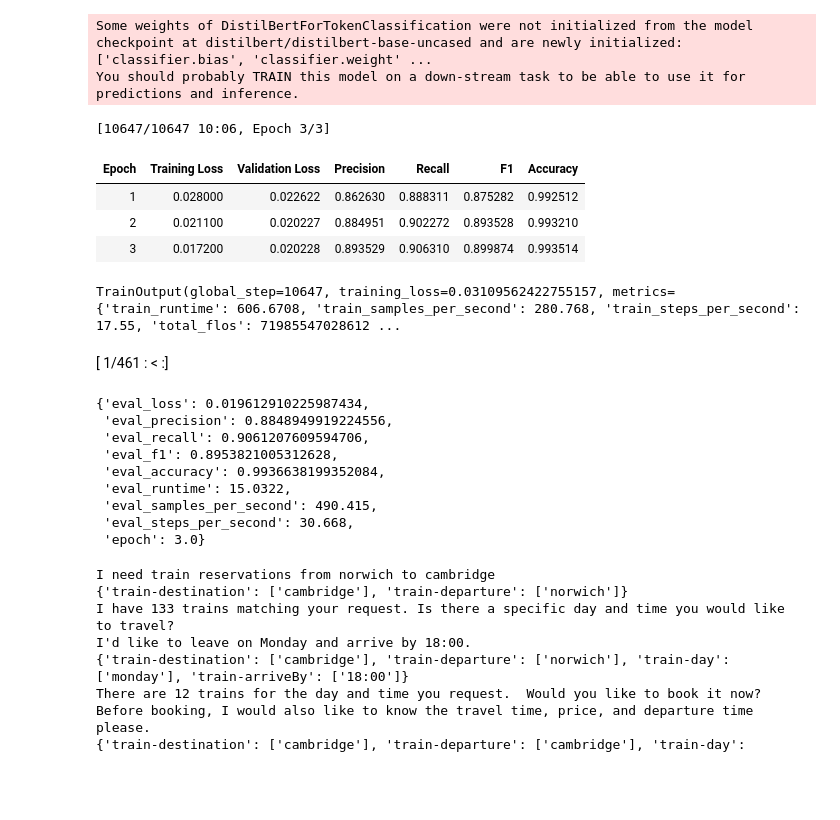
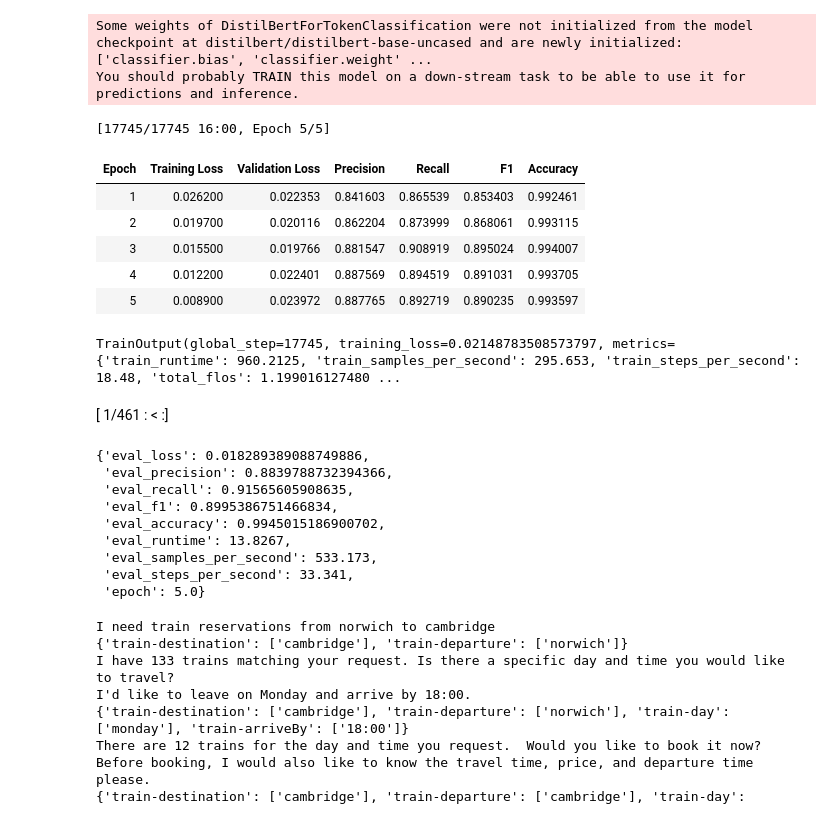
Before and after one commit to DucAnh1053/Dialogue-State-Tracking, a Jupyter notebook: main.ipynb, the cells around one changed output. Saved outputs shown, nothing was run; the diff lists cells and outputs as text; code cells hidden in the pictures; blank space fills up the shorter version.

Commit message:
Update output formatting for improved readability

```diff
--- a/main.ipynb
+++ b/main.ipynb
@@ -130,7 +130,7 @@ categorical_value_list = []
 for slot in categorical_slots:
     for value in ontology[slot]:
         for v in re.split(r'\||>', value):
-            categorical_value_list.append(f'{slot} {v}')
+            categorical_value_list.append(f'{slot}={v}')
 
 categorical_value_list = list(set(categorical_value_list))
 print('Số lượng nhãn value:', len(categorical_value_list))
@@ -251,7 +251,7 @@ class MultiWozDataset(Dataset):
             for slot, value in data['slot_values']:
                 if slot in categorical_slots:
                     for v in re.split(r'\||>', value):
-                        categorical_labels[self.cv2idx[f'{slot} {v}']] = 1
+                        categorical_labels[self.cv2idx[f'{slot}={v}']] = 1
             return {
                 'input_ids': encoding['input_ids'].squeeze(0),
                 'attention_mask': encoding['attention_mask'].squeeze(0),
@@ -483,49 +483,51 @@ You should probably TRAIN this model on a down-stream task to be able to use it
 # %%
 training_args_ncv = TrainingArguments(
     output_dir="model/non_categorical_value_model",
     learning_rate=2e-5,
     per_device_train_batch_size=16,
     per_device_eval_batch_size=16,
-    num_train_epochs=3,
+    num_train_epochs=5,
     weight_decay=0.01,
     eval_strategy="epoch",
     save_strategy="epoch",
     load_best_model_at_end=True,
 )
 
 trainer_ncv = Trainer(
     model=non_categorical_value_model,
     args=training_args_ncv,
     train_dataset=train_dataset,
     eval_dataset=val_dataset,
     processing_class=tokenizer,
     data_collator=data_collator,
     compute_metrics=compute_metrics_tf,
 )
 
 trainer_ncv.train()
 # %% [output]
-[10647/10647 10:06, Epoch 3/3]
+[17745/17745 16:00, Epoch 5/5]
 | Epoch | Training Loss | Validation Loss | Precision | Recall | F1 | Accuracy |
-| 1 | 0.028000 | 0.022622 | 0.862630 | 0.888311 | 0.875282 | 0.992512 |
-| 2 | 0.021100 | 0.020227 | 0.884951 | 0.902272 | 0.893528 | 0.993210 |
-| 3 | 0.017200 | 0.020228 | 0.893529 | 0.906310 | 0.899874 | 0.993514 |
+| 1 | 0.026200 | 0.022353 | 0.841603 | 0.865539 | 0.853403 | 0.992461 |
+| 2 | 0.019700 | 0.020116 | 0.862204 | 0.873999 | 0.868061 | 0.993115 |
+| 3 | 0.015500 | 0.019766 | 0.881547 | 0.908919 | 0.895024 | 0.994007 |
+| 4 | 0.012200 | 0.022401 | 0.887569 | 0.894519 | 0.891031 | 0.993705 |
+| 5 | 0.008900 | 0.023972 | 0.887765 | 0.892719 | 0.890235 | 0.993597 |
-TrainOutput(global_step=10647, training_loss=0.03109562422755157, metrics={'train_runtime': 606.6708, 'train_samples_per_second': 280.768, 'train_steps_per_second': 17.55, 'total_flos': 71985547028612 ...
+TrainOutput(global_step=17745, training_loss=0.02148783508573797, metrics={'train_runtime': 960.2125, 'train_samples_per_second': 295.653, 'train_steps_per_second': 18.48, 'total_flos': 1.199016127480 ...
 # %%
 trainer_ncv.save_model()
 # %%
 trainer_ncv.evaluate(test_dataset)
 # %% [output]
 [ 1/461 : < :]
-{'eval_loss': 0.019612910225987434,
- 'eval_precision': 0.8848949919224556,
- 'eval_recall': 0.9061207609594706,
- 'eval_f1': 0.8953821005312628,
- 'eval_accuracy': 0.9936638199352084,
- 'eval_runtime': 15.0322,
- 'eval_samples_per_second': 490.415,
- 'eval_steps_per_second': 30.668,
- 'epoch': 3.0}
+{'eval_loss': 0.018289389088749886,
+ 'eval_precision': 0.8839788732394366,
+ 'eval_recall': 0.91565605908635,
+ 'eval_f1': 0.8995386751466834,
+ 'eval_accuracy': 0.9945015186900702,
+ 'eval_runtime': 13.8267,
+ 'eval_samples_per_second': 533.173,
+ 'eval_steps_per_second': 33.341,
+ 'epoch': 5.0}
 # %%
 categorical_value_clf = pipeline('text-classification', model='model/categorical_value_model', device=0, top_k=None)
 non_categorical_value_tclf = pipeline('ner', model='model/non_categorical_value_model', device=0)
```
Also changed, not shown: parts of 10 cells of this notebook, 1 other file.
